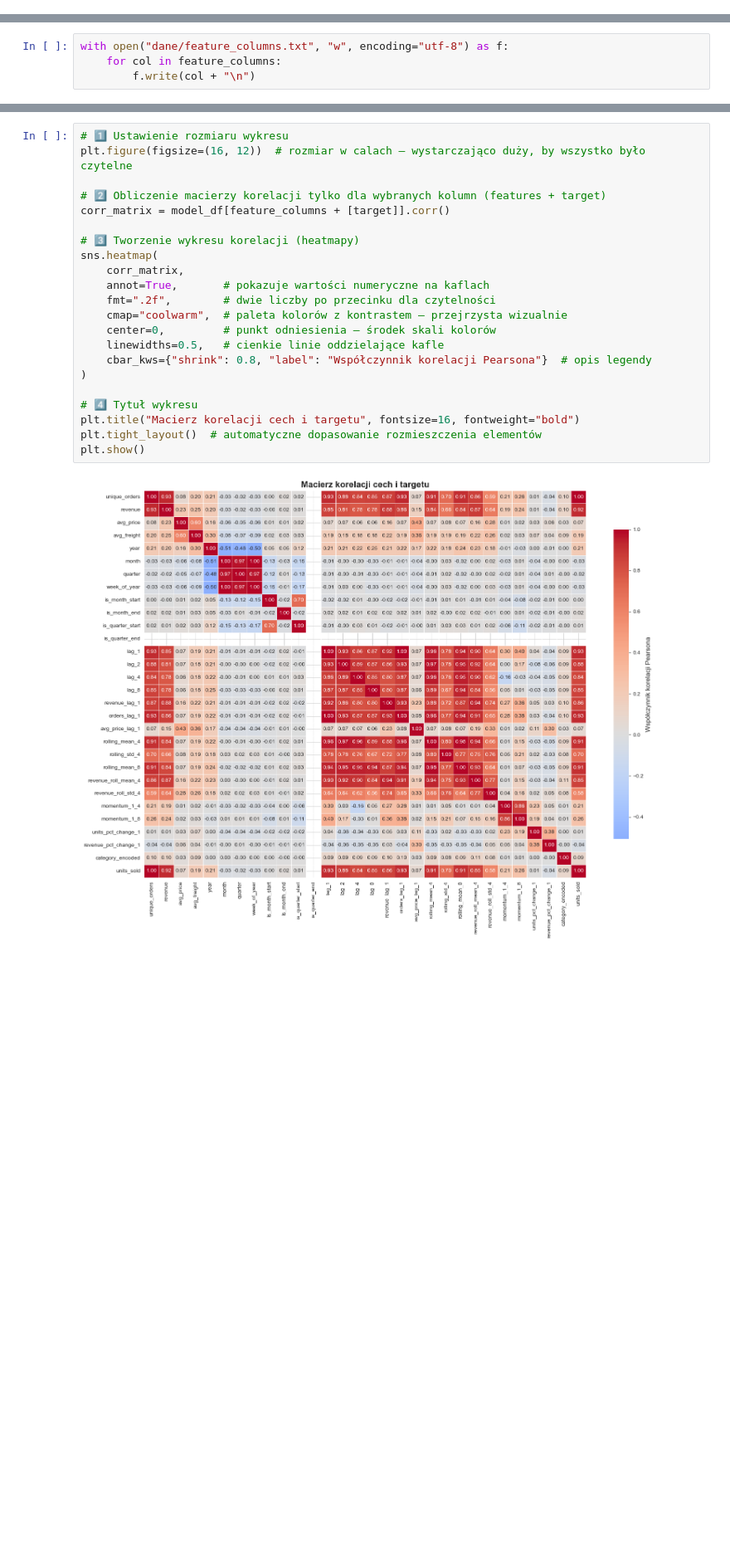
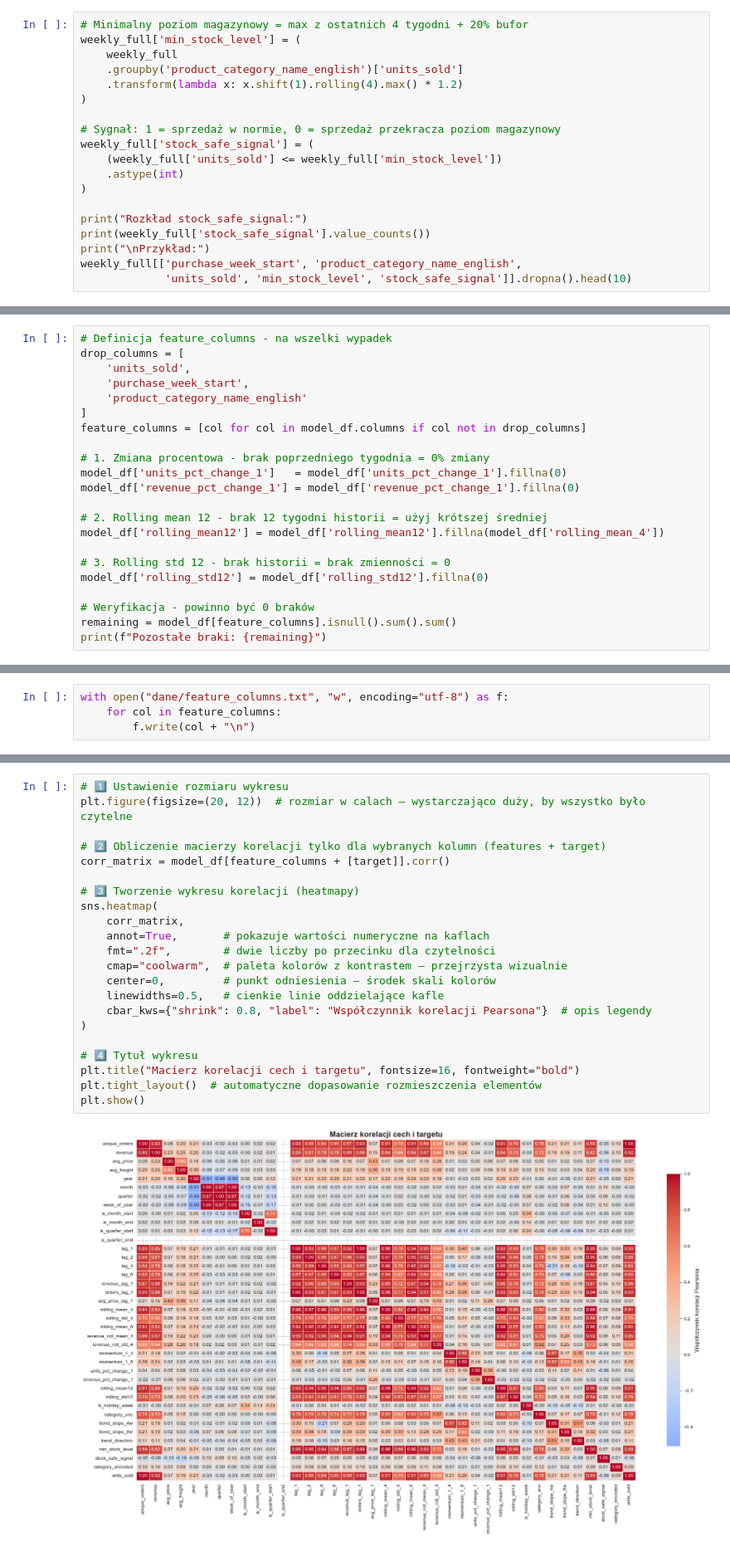
Before and after one commit to infoshareacademy/jdszr23-grupa-3, a Jupyter notebook: projekt_grupowy/ariel.ipynb, the cells around one changed output, grey strips where cells are left out. Shown at 83% size. Saved outputs shown, nothing was run; the diff lists cells and outputs as text; blank space fills up the shorter version.

```diff
--- a/projekt_grupowy/ariel.ipynb
+++ b/projekt_grupowy/ariel.ipynb
@@ -1203,0 +1446,19 @@ weekly_full.head(15)
+# %%
+# Minimalny poziom magazynowy = max z ostatnich 4 tygodni + 20% bufor
+weekly_full['min_stock_level'] = (
+    weekly_full
+    .groupby('product_category_name_english')['units_sold']
+    .transform(lambda x: x.shift(1).rolling(4).max() * 1.2)
+)
+
+# Sygnał: 1 = sprzedaż w normie, 0 = sprzedaż przekracza poziom magazynowy
+weekly_full['stock_safe_signal'] = (
+    (weekly_full['units_sold'] <= weekly_full['min_stock_level'])
+    .astype(int)
+)
+
+print("Rozkład stock_safe_signal:")
+print(weekly_full['stock_safe_signal'].value_counts())
+print("\nPrzykład:")
+weekly_full[['purchase_week_start', 'product_category_name_english',
+             'units_sold', 'min_stock_level', 'stock_safe_signal']].dropna().head(10)
@@ -1315,0 +1579,22 @@ model_df.to_csv("dane/model_weekly_features.csv", index=False)
+# %%
+# Definicja feature_columns - na wszelki wypadek
+drop_columns = [
+    'units_sold',
+    'purchase_week_start',
+    'product_category_name_english'
+]
+feature_columns = [col for col in model_df.columns if col not in drop_columns]
+
+# 1. Zmiana procentowa - brak poprzedniego tygodnia = 0% zmiany
+model_df['units_pct_change_1']   = model_df['units_pct_change_1'].fillna(0)
+model_df['revenue_pct_change_1'] = model_df['revenue_pct_change_1'].fillna(0)
+
+# 2. Rolling mean 12 - brak 12 tygodni historii = użyj krótszej średniej
+model_df['rolling_mean12'] = model_df['rolling_mean12'].fillna(model_df['rolling_mean_4'])
+
+# 3. Rolling std 12 - brak historii = brak zmienności = 0
+model_df['rolling_std12'] = model_df['rolling_std12'].fillna(0)
+
+# Weryfikacja - powinno być 0 braków
+remaining = model_df[feature_columns].isnull().sum().sum()
+print(f"Pozostałe braki: {remaining}")
@@ -1710,24 +2026,24 @@ GOTOWY DO TRENINGU MODELU!
 # %%
 # 1️⃣ Ustawienie rozmiaru wykresu
-plt.figure(figsize=(16, 12))  # rozmiar w calach – wystarczająco duży, by wszystko było czytelne
+plt.figure(figsize=(20, 12))  # rozmiar w calach – wystarczająco duży, by wszystko było czytelne
 
 # 2️⃣ Obliczenie macierzy korelacji tylko dla wybranych kolumn (features + target)
 corr_matrix = model_df[feature_columns + [target]].corr()
 
 # 3️⃣ Tworzenie wykresu korelacji (heatmapy)
 sns.heatmap(
     corr_matrix,
     annot=True,       # pokazuje wartości numeryczne na kaflach
     fmt=".2f",        # dwie liczby po przecinku dla czytelności
     cmap="coolwarm",  # paleta kolorów z kontrastem – przejrzysta wizualnie
     center=0,         # punkt odniesienia – środek skali kolorów
     linewidths=0.5,   # cienkie linie oddzielające kafle
     cbar_kws={"shrink": 0.8, "label": "Współczynnik korelacji Pearsona"}  # opis legendy
 )
 
 # 4️⃣ Tytuł wykresu
 plt.title("Macierz korelacji cech i targetu", fontsize=16, fontweight="bold")
 plt.tight_layout()  # automatyczne dopasowanie rozmieszczenia elementów
 plt.show()
 # %% [output]
-[figure, old version]
+[figure, new version]
```
Also changed, not shown: parts of 145 cells of this notebook, 5 other files.
